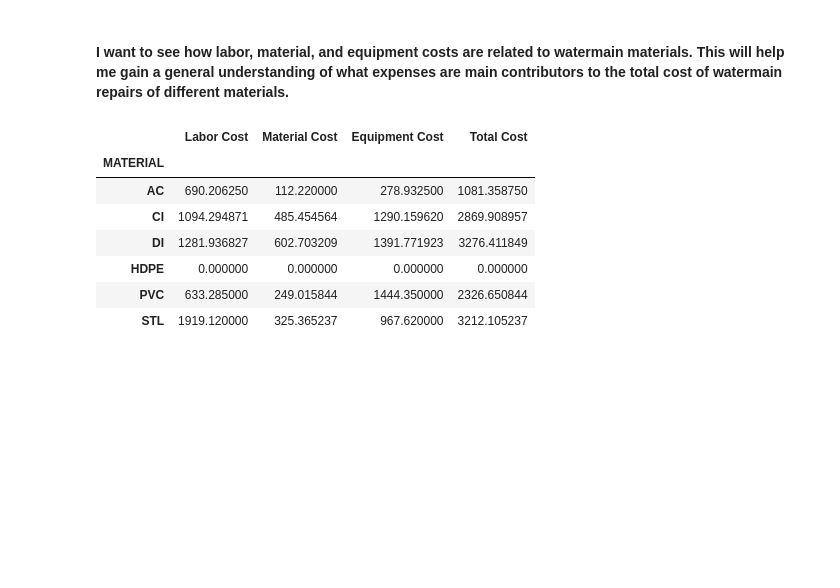
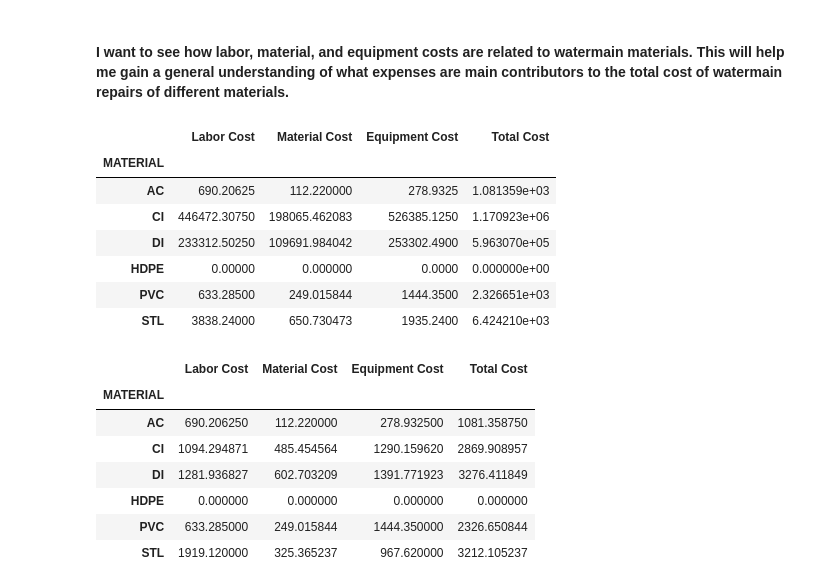
Before and after one commit to hernanth1/Ann-Arbor-Watermain-Project, a Jupyter notebook: 3 - RQ2 Analysis.ipynb, the cells around one changed output. Saved outputs shown, nothing was run; the diff lists cells and outputs as text; code cells hidden in the pictures; blank space fills up the shorter version.

```diff
--- a/3 - RQ2 Analysis.ipynb
+++ b/3 - RQ2 Analysis.ipynb
@@ -137,6 +137,21 @@ plt.show()
 ## Aggregate work order expenses by material:
 # %% [markdown]
 #### I want to see how labor, material, and equipment costs are related to watermain materials. This will help me gain a general understanding of what expenses are main contributors to the total cost of watermain repairs of different materials.
+# %%
+# used groupby to show the total Labor, Material, Equipment, and Total Cost of all work orders per watermain MATERIAL since 1950
+main_break_expenses_sum = main_data.groupby('MATERIAL')['Labor Cost', 'Material Cost', 'Equipment Cost', 'Total Cost'].sum().fillna(0.0)
+
+# the table shows the total costs since 1950
+main_break_expenses_sum
+# %% [output]
+|  | Labor Cost | Material Cost | Equipment Cost | Total Cost |
+| MATERIAL |  |  |  |  |
+| AC | 690.20625 | 112.220000 | 278.9325 | 1.081359e+03 |
+| CI | 446472.30750 | 198065.462083 | 526385.1250 | 1.170923e+06 |
+| DI | 233312.50250 | 109691.984042 | 253302.4900 | 5.963070e+05 |
+| HDPE | 0.00000 | 0.000000 | 0.0000 | 0.000000e+00 |
+| PVC | 633.28500 | 249.015844 | 1444.3500 | 2.326651e+03 |
+| STL | 3838.24000 | 650.730473 | 1935.2400 | 6.424210e+03 |
 # %%
 # used groupby to show the average Labor, Material, Equipment, and Total Cost of every work order per watermain MATERIAL
 main_break_expenses_mean = main_data.groupby('MATERIAL')['Labor Cost', 'Material Cost', 'Equipment Cost', 'Total Cost'].mean().fillna(0.0)
```
Also changed, not shown: parts of 9 cells of this notebook, 1 other file.
